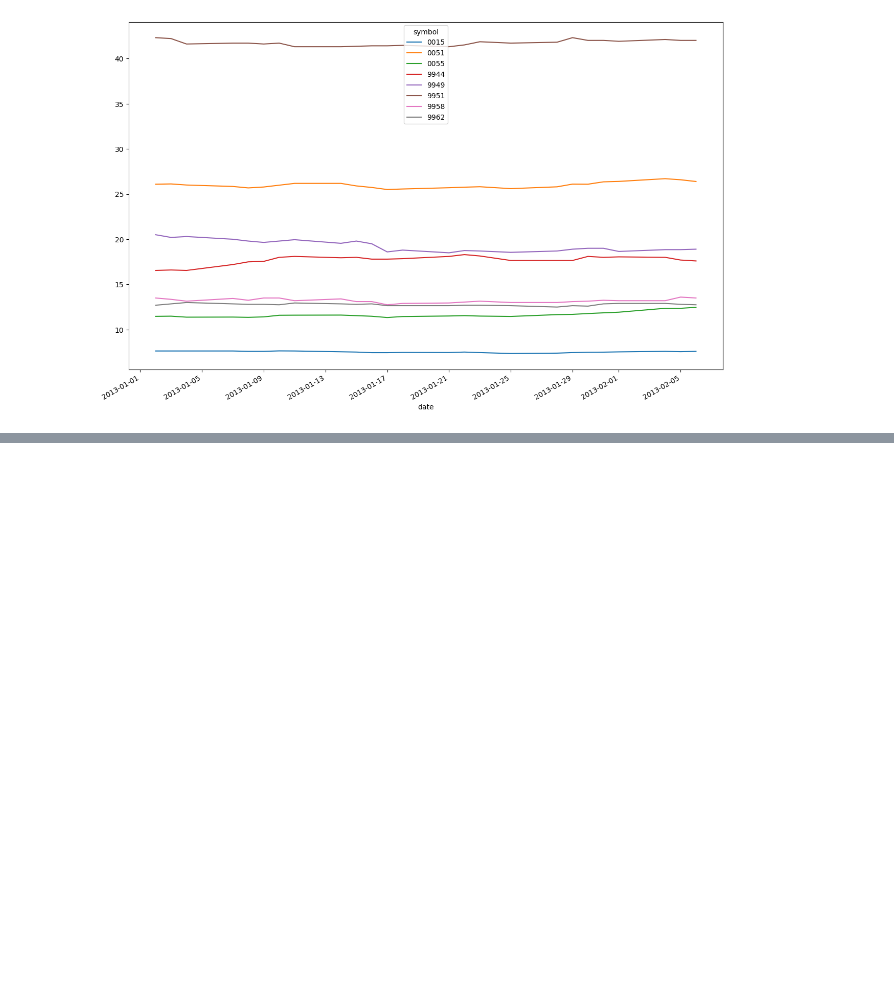
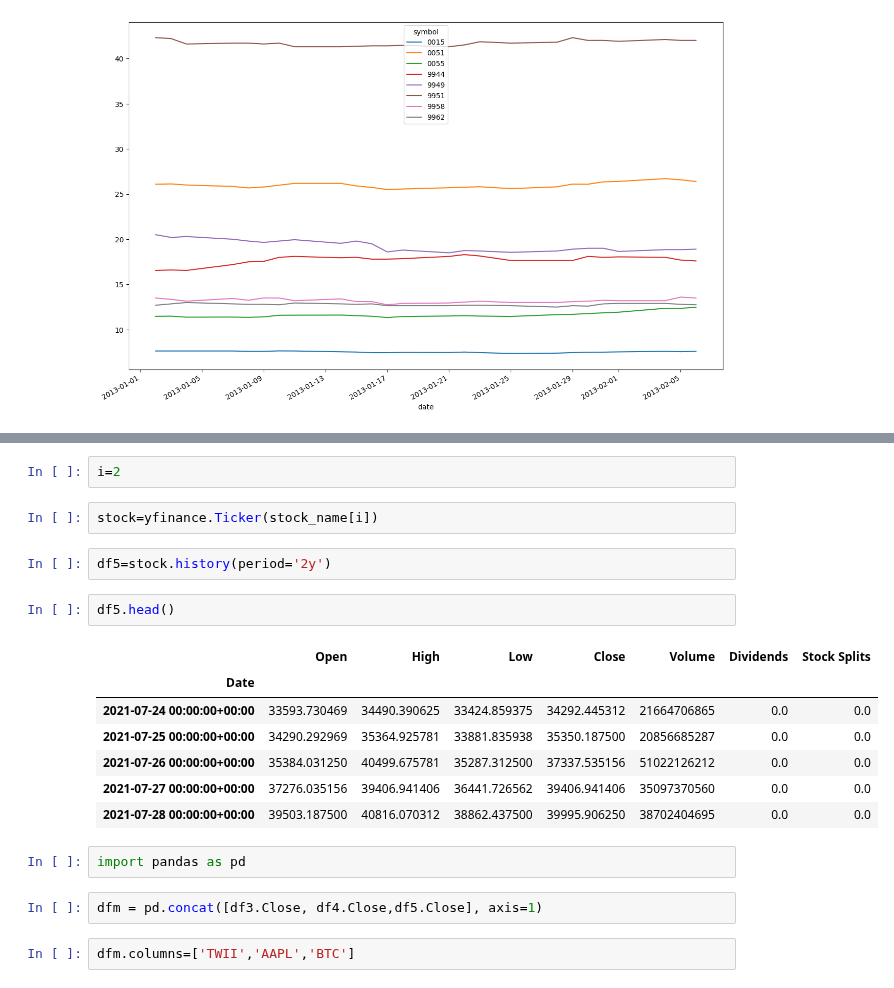
Before and after one commit to liv11114/11207011, a Jupyter notebook: Untitled8.ipynb, the cells around one changed output, grey strips where cells are left out. Saved outputs shown, nothing was run; the diff lists cells and outputs as text; blank space fills up the shorter version.

```diff
--- a/Untitled8.ipynb
+++ b/Untitled8.ipynb
@@ -91,0 +128,22 @@ df2.plot(figsize=(15,10))
+# %%
+i=2
+# %%
+stock=yfinance.Ticker(stock_name[i])
+# %%
+df5=stock.history(period='2y')
+# %%
+df5.head()
+# %% [output]
+|  | Open | High | Low | Close | Volume | Dividends | Stock Splits |
+| Date |  |  |  |  |  |  |  |
+| 2021-07-24 00:00:00+00:00 | 33593.730469 | 34490.390625 | 33424.859375 | 34292.445312 | 21664706865 | 0.0 | 0.0 |
+| 2021-07-25 00:00:00+00:00 | 34290.292969 | 35364.925781 | 33881.835938 | 35350.187500 | 20856685287 | 0.0 | 0.0 |
+| 2021-07-26 00:00:00+00:00 | 35384.031250 | 40499.675781 | 35287.312500 | 37337.535156 | 51022126212 | 0.0 | 0.0 |
+| 2021-07-27 00:00:00+00:00 | 37276.035156 | 39406.941406 | 36441.726562 | 39406.941406 | 35097370560 | 0.0 | 0.0 |
+| 2021-07-28 00:00:00+00:00 | 39503.187500 | 40816.070312 | 38862.437500 | 39995.906250 | 38702404695 | 0.0 | 0.0 |
+# %%
+import pandas as pd
+# %%
+dfm = pd.concat([df3.Close, df4.Close,df5.Close], axis=1)
+# %%
+dfm.columns=['TWII','AAPL','BTC']
```
Also changed, not shown: parts of 18 cells of this notebook.
